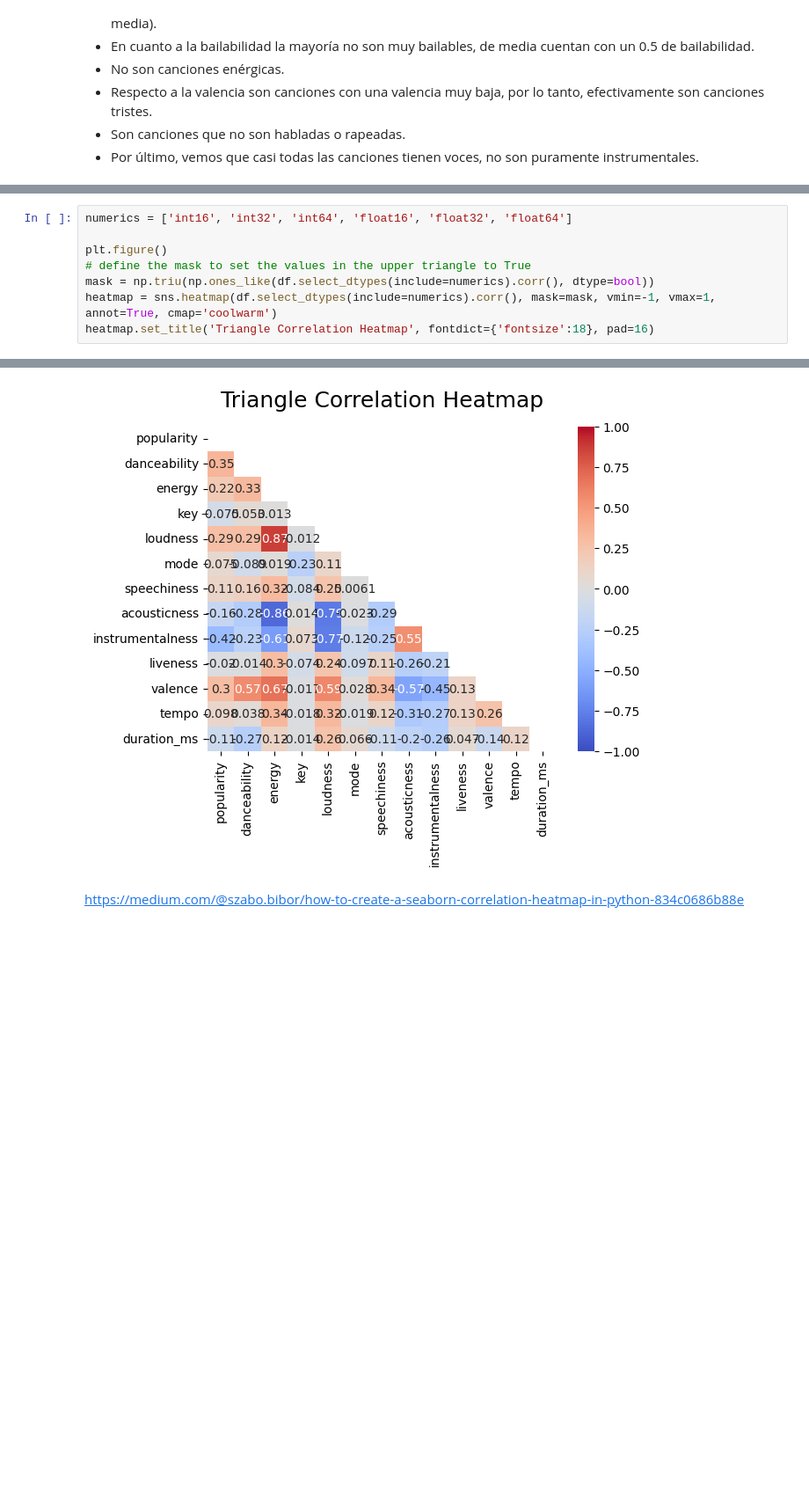
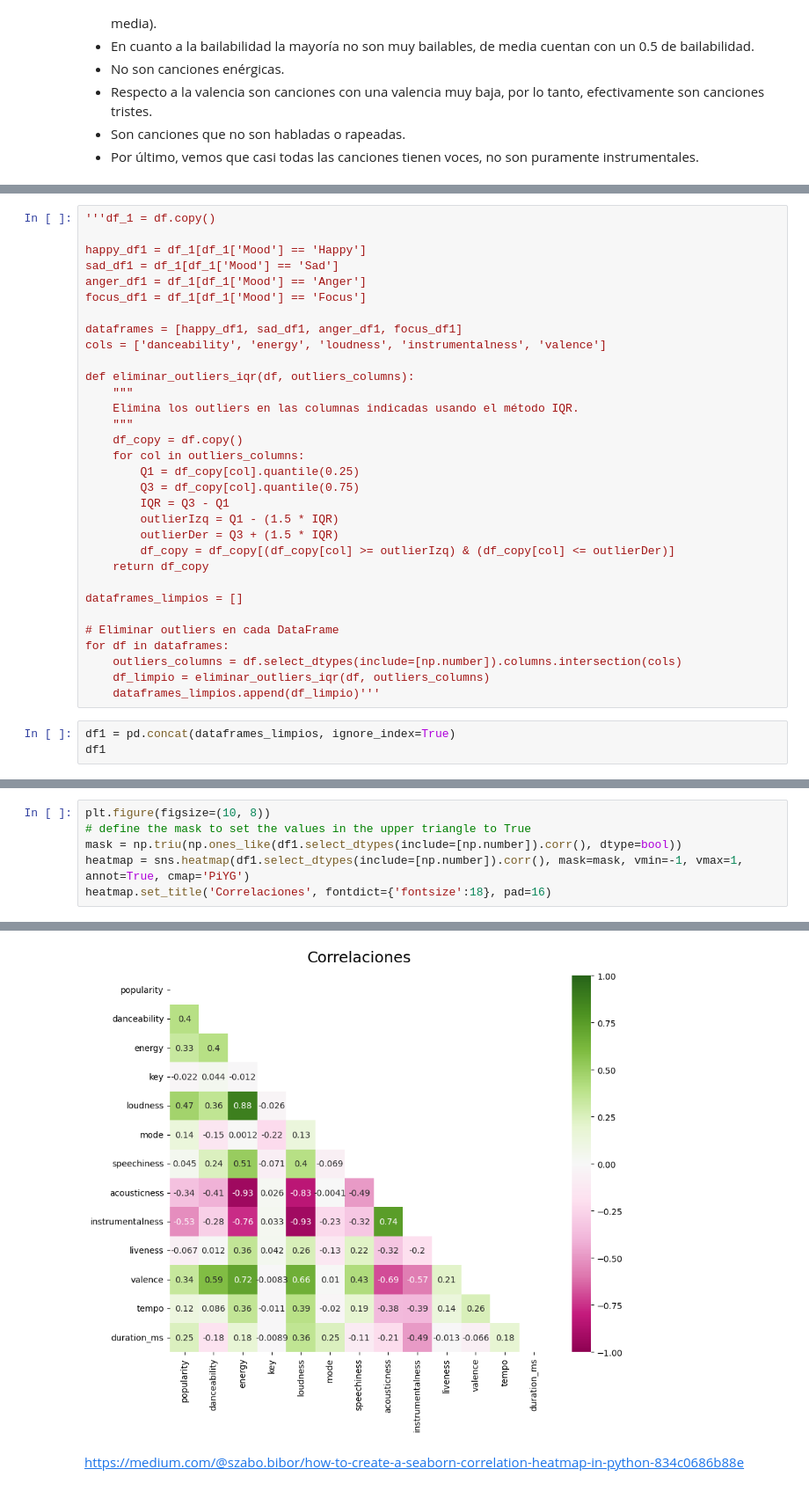
Before and after one commit to bravovielisa/Spotify_analysis, a Jupyter notebook: Notebooks/EDA.ipynb, the cells around one changed output, grey strips where cells are left out. Shown at 88% size. Drawn from its saved outputs; the diff is of its cells as text; blank space fills up the shorter version.

```diff
--- a/Notebooks/EDA.ipynb
+++ b/Notebooks/EDA.ipynb
@@ -728,0 +825,35 @@ df['key']
+# %%
+'''df_1 = df.copy()
+
+happy_df1 = df_1[df_1['Mood'] == 'Happy']
+sad_df1 = df_1[df_1['Mood'] == 'Sad']
+anger_df1 = df_1[df_1['Mood'] == 'Anger']
+focus_df1 = df_1[df_1['Mood'] == 'Focus']
+
+dataframes = [happy_df1, sad_df1, anger_df1, focus_df1]
+cols = ['danceability', 'energy', 'loudness', 'instrumentalness', 'valence']
+
+def eliminar_outliers_iqr(df, outliers_columns):
+    """
+    Elimina los outliers en las columnas indicadas usando el método IQR.
+    """
+    df_copy = df.copy()
+    for col in outliers_columns:
+        Q1 = df_copy[col].quantile(0.25)
+        Q3 = df_copy[col].quantile(0.75)
+        IQR = Q3 - Q1
+        outlierIzq = Q1 - (1.5 * IQR)
+        outlierDer = Q3 + (1.5 * IQR)
+        df_copy = df_copy[(df_copy[col] >= outlierIzq) & (df_copy[col] <= outlierDer)]
+    return df_copy
+
+dataframes_limpios = []
+
+# Eliminar outliers en cada DataFrame
+for df in dataframes:
+    outliers_columns = df.select_dtypes(include=[np.number]).columns.intersection(cols)
+    df_limpio = eliminar_outliers_iqr(df, outliers_columns)
+    dataframes_limpios.append(df_limpio)'''
+# %%
+df1 = pd.concat(dataframes_limpios, ignore_index=True)
+df1
@@ -747,9 +919,7 @@ def reemplazar_outliers_iqr(df, columnas):
 # %%
-numerics = ['int16', 'int32', 'int64', 'float16', 'float32', 'float64']
-
-plt.figure()
+plt.figure(figsize=(10, 8))
 # define the mask to set the values in the upper triangle to True
-mask = np.triu(np.ones_like(df.select_dtypes(include=numerics).corr(), dtype=bool))
-heatmap = sns.heatmap(df.select_dtypes(include=numerics).corr(), mask=mask, vmin=-1, vmax=1, annot=True, cmap='coolwarm')
-heatmap.set_title('Triangle Correlation Heatmap', fontdict={'fontsize':18}, pad=16)
+mask = np.triu(np.ones_like(df1.select_dtypes(include=[np.number]).corr(), dtype=bool))
+heatmap = sns.heatmap(df1.select_dtypes(include=[np.number]).corr(), mask=mask, vmin=-1, vmax=1, annot=True, cmap='PiYG')
+heatmap.set_title('Correlaciones', fontdict={'fontsize':18}, pad=16)
 # %% [output]
@@ -757,3 +927,3 @@ Text(0.5, 1.0, 'Triangle Correlation Heatmap')
-[figure, old version]
+[figure, new version]
 # %% [markdown]
 https://medium.com/@szabo.bibor/how-to-create-a-seaborn-correlation-heatmap-in-python-834c0686b88e
```
Also changed, not shown: parts of 37 cells of this notebook, 1 other file.
